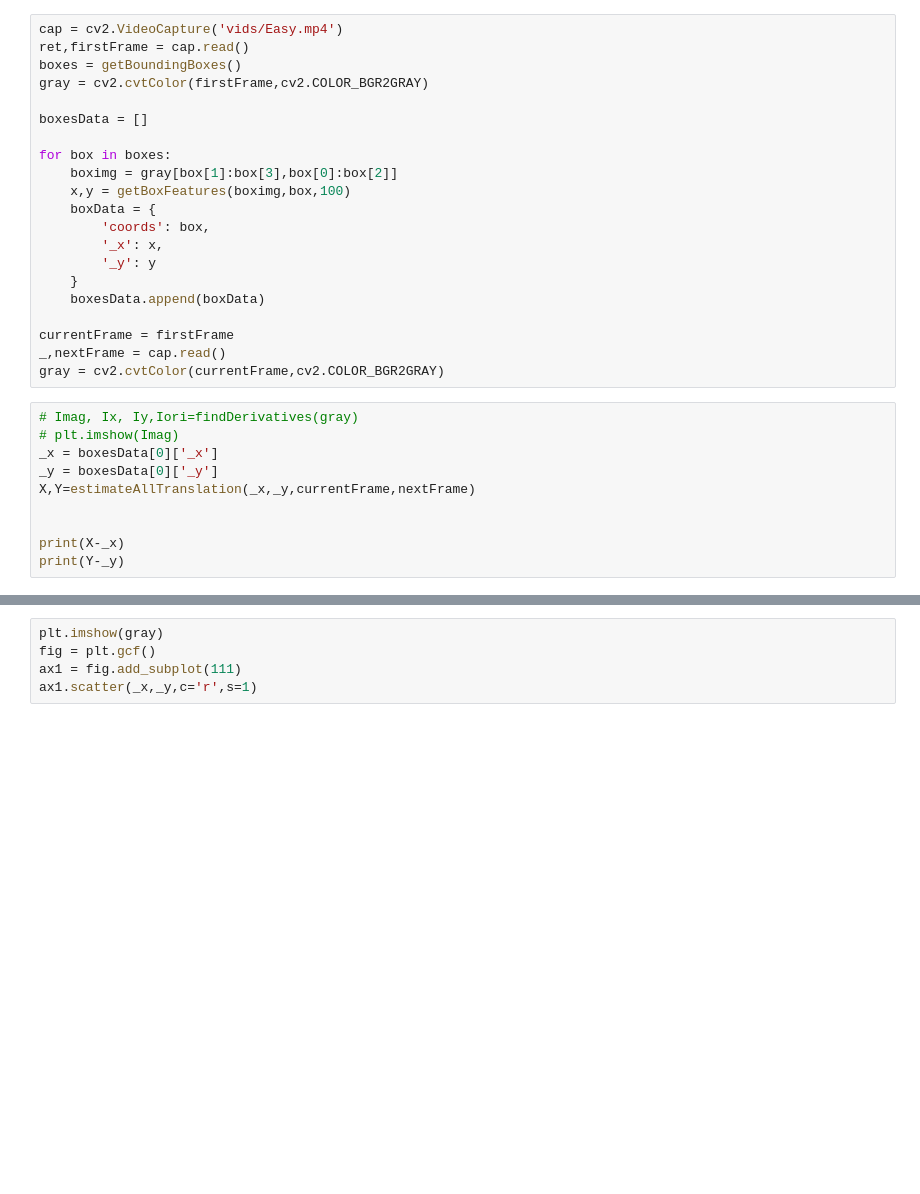
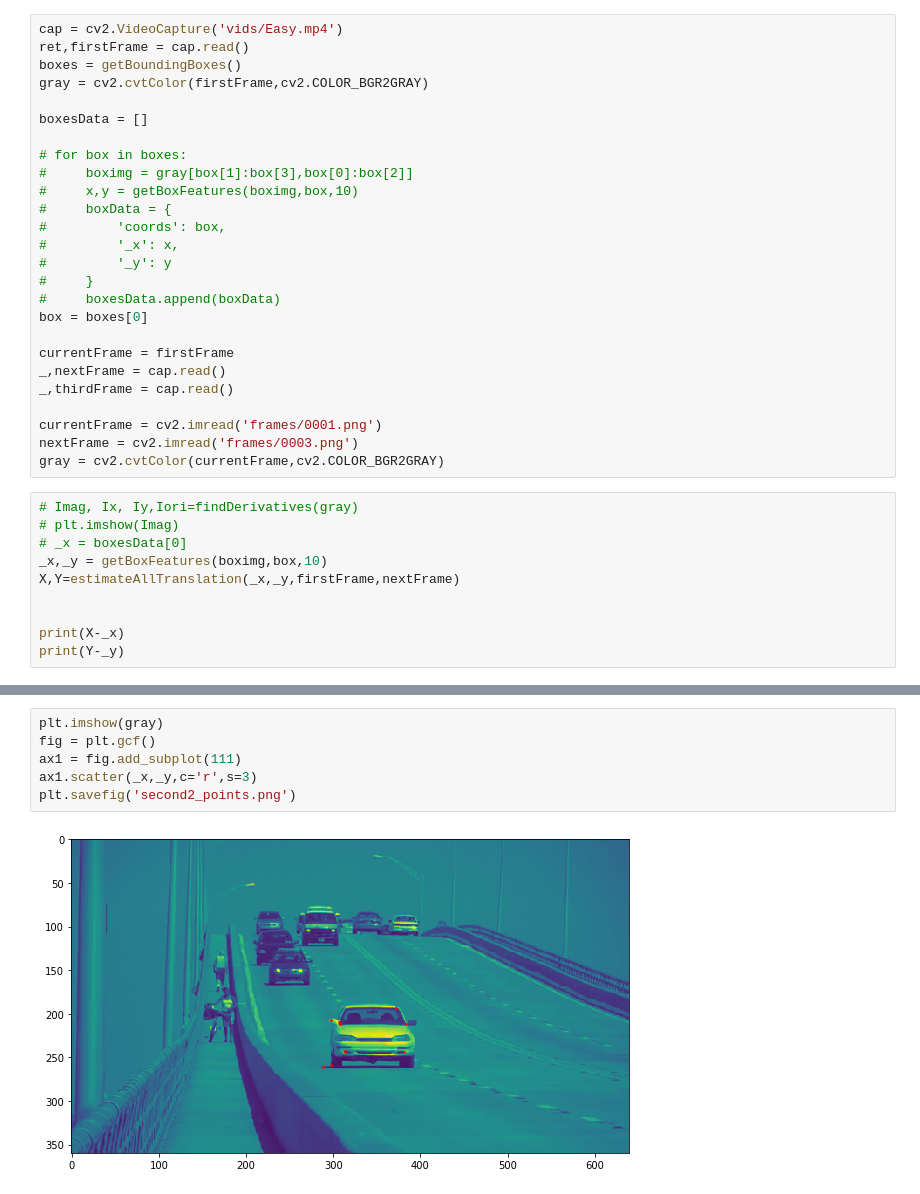
Before and after one commit to shortstheory/cis581-3b, a Jupyter notebook: Playground.ipynb, the cells around one changed output, grey strips where cells are left out. Drawn from its saved outputs; the diff is of its cells as text; blank space fills up the shorter version.

```diff
--- a/Playground.ipynb
+++ b/Playground.ipynb
@@ -23,25 +26,30 @@ gray = cv2.cvtColor(firstFrame,cv2.COLOR_BGR2GRAY)
 
 boxesData = []
 
-for box in boxes:
-    boximg = gray[box[1]:box[3],box[0]:box[2]]
-    x,y = getBoxFeatures(boximg,box,100)
-    boxData = {
-        'coords': box,
-        '_x': x,
-        '_y': y
-    }
-    boxesData.append(boxData)
+# for box in boxes:
+#     boximg = gray[box[1]:box[3],box[0]:box[2]]
+#     x,y = getBoxFeatures(boximg,box,10)
+#     boxData = {
+#         'coords': box,
+#         '_x': x,
+#         '_y': y
+#     }
+#     boxesData.append(boxData)
+box = boxes[0]
 
 currentFrame = firstFrame
 _,nextFrame = cap.read()
+_,thirdFrame = cap.read()
+
+currentFrame = cv2.imread('frames/0001.png')
+nextFrame = cv2.imread('frames/0003.png')
 gray = cv2.cvtColor(currentFrame,cv2.COLOR_BGR2GRAY)
 # %%
 # Imag, Ix, Iy,Iori=findDerivatives(gray)
 # plt.imshow(Imag)
-_x = boxesData[0]['_x']
-_y = boxesData[0]['_y']
-X,Y=estimateAllTranslation(_x,_y,currentFrame,nextFrame)
+# _x = boxesData[0]
+_x,_y = getBoxFeatures(boximg,box,10)
+X,Y=estimateAllTranslation(_x,_y,firstFrame,nextFrame)
 
 
 print(X-_x)
@@ -49,8 +75,11 @@ print(Y-_y)
 # %%
 plt.imshow(gray)
 fig = plt.gcf()
 ax1 = fig.add_subplot(111)
-ax1.scatter(_x,_y,c='r',s=1)
+ax1.scatter(_x,_y,c='r',s=3)
+plt.savefig('second2_points.png')
+# %% [output]
+[figure, added]
 # %%
 plt.imshow(cv2.cvtColor(nextFrame,cv2.COLOR_BGR2GRAY))
 fig = plt.gcf()
```
Also changed, not shown: parts of 3 cells of this notebook, 2 other files.
